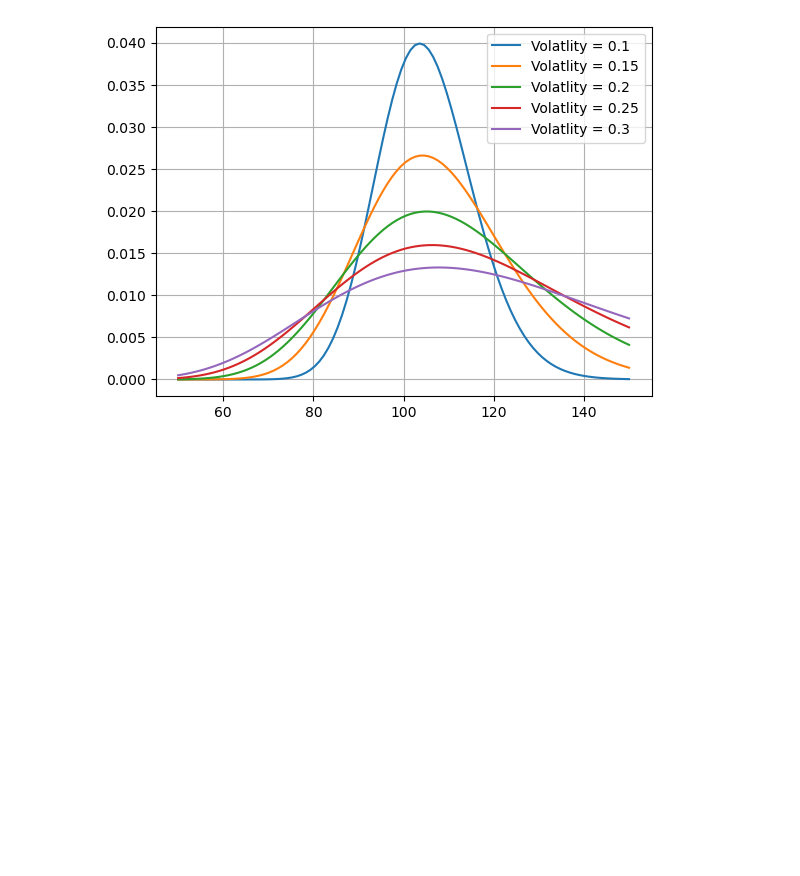
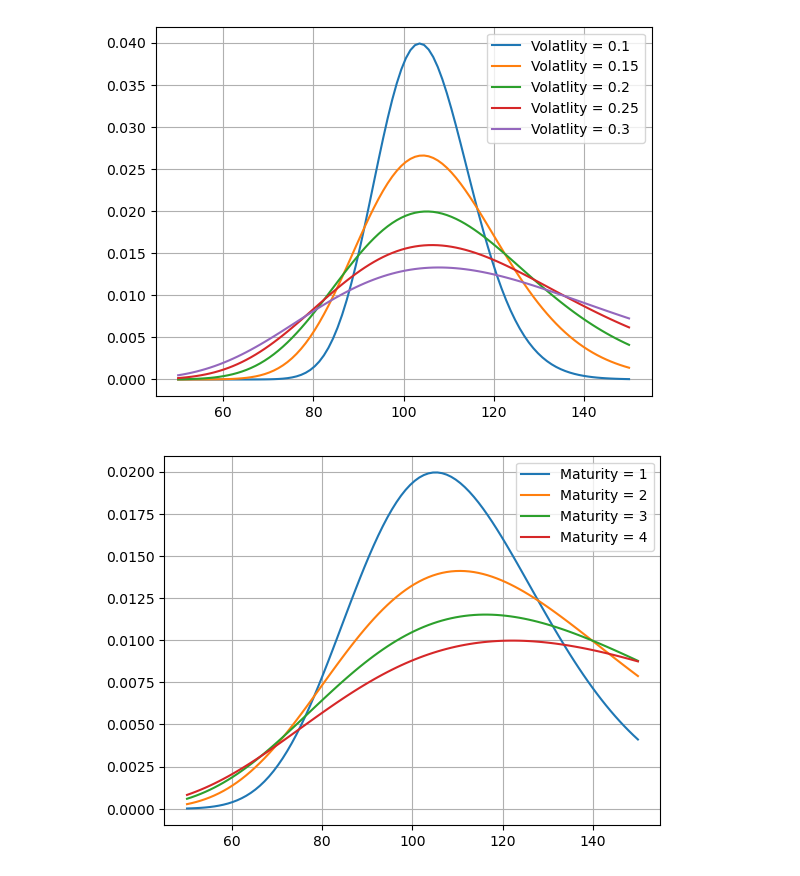
Before and after one commit to Luciocta/projetperso, a Jupyter notebook: gammaplot.ipynb, the cells around one changed output. Saved outputs shown, nothing was run; the diff lists cells and outputs as text; code cells hidden in the pictures; blank space fills up the shorter version.

```diff
--- a/gammaplot.ipynb
+++ b/gammaplot.ipynb
@@ -23,3 +23,22 @@ plt.grid()
 plt.show()
 # %% [output]
 [figure]
+# %%
+S0 = 100
+#T = 1
+r = 0.03
+sigma = 0.2
+
+maturity_range = range(1,5)
+strike_range = np.linspace(50,150,100)
+L_gamma = np.zeros((5,100))
+
+for i, maturity in enumerate(maturity_range):
+    L_gamma[i] = [fl.gamma(S0, strike, maturity, r , sigma) for strike in strike_range]
+    plt.plot(strike_range, L_gamma[i], label = f'Maturity = {maturity}')
+
+plt.legend()
+plt.grid()
+plt.show()
+# %% [output]
+[figure, added]
```
